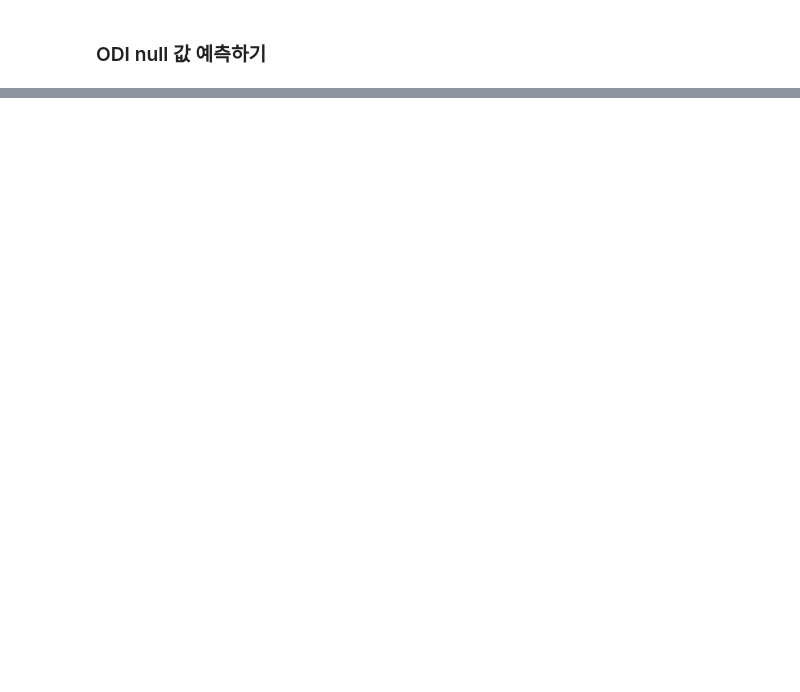
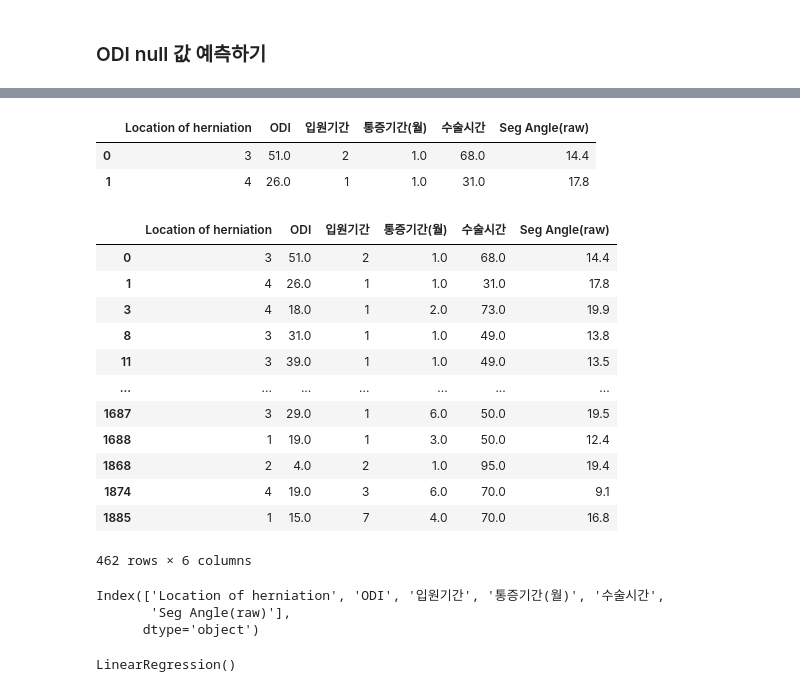
Before and after one commit to SSSanga/toy_machinelearning, a Jupyter notebook: codes/RecurrenceOfSurgery_fail_preprocess.ipynb, the cells around one changed output, grey strips where cells are left out. Drawn from its saved outputs; the diff is of its cells as text; code cells hidden in the pictures; blank space fills up the shorter version.

```diff
--- a/codes/RecurrenceOfSurgery_fail_preprocess.ipynb
+++ b/codes/RecurrenceOfSurgery_fail_preprocess.ipynb
@@ -419,0 +458,3 @@ df_ROSL[:2]
+# %%
+mean_value = df_ROSL['통증기간(월)'].mean()
+df_ROSL['통증기간(월)'].fillna(mean_value, inplace=True)
@@ -419,0 +466,3 @@ df_ROSL[:2]
+# %%
+mean_value_time=df_ROSL['수술시간'].mean()
+df_ROSL['수술시간'].fillna(mean_value_time, inplace=True)
@@ -419,0 +474,3 @@ df_ROSL[:2]
+# %%
+angle_mean = df_ROSL['Seg Angle(raw)'].mean()
+df_ROSL['Seg Angle(raw)'].fillna(angle_mean, inplace=True)
@@ -432,3 +494,25 @@ Seg Angle(raw)               1
 dtype: int64
 # %%
-df_ROSL_ODI=df_ROSL.drop(columns=[''])
+df_ROSL_ODI = df_ROSL.drop(columns=['수술기법'])
+df_ROSL_ODI[:2]
+# %% [output]
+|  | Location of herniation | ODI | 입원기간 | 통증기간(월) | 수술시간 | Seg Angle(raw) |
+| 0 | 3 | 51.0 | 2 | 1.0 | 68.0 | 14.4 |
+| 1 | 4 | 26.0 | 1 | 1.0 | 31.0 | 17.8 |
+# %%
+df_ROSL_ODI_null=df_ROSL_ODI.dropna()
+df_ROSL_ODI_null
+# %% [output]
+|  | Location of herniation | ODI | 입원기간 | 통증기간(월) | 수술시간 | Seg Angle(raw) |
+| 0 | 3 | 51.0 | 2 | 1.0 | 68.0 | 14.4 |
+| 1 | 4 | 26.0 | 1 | 1.0 | 31.0 | 17.8 |
+| 3 | 4 | 18.0 | 1 | 2.0 | 73.0 | 19.9 |
+| 8 | 3 | 31.0 | 1 | 1.0 | 49.0 | 13.8 |
+| 11 | 3 | 39.0 | 1 | 1.0 | 49.0 | 13.5 |
+| ... | ... | ... | ... | ... | ... | ... |
+| 1687 | 3 | 29.0 | 1 | 6.0 | 50.0 | 19.5 |
+| 1688 | 1 | 19.0 | 1 | 3.0 | 50.0 | 12.4 |
+| 1868 | 2 | 4.0 | 2 | 1.0 | 95.0 | 19.4 |
+| 1874 | 4 | 19.0 | 3 | 6.0 | 70.0 | 9.1 |
+| 1885 | 1 | 15.0 | 7 | 4.0 | 70.0 | 16.8 |
+462 rows × 6 columns
@@ -434,0 +522,6 @@ df_ROSL_ODI=df_ROSL.drop(columns=[''])
+# %%
+df_ROSL_ODI_null.columns
+# %% [output]
+Index(['Location of herniation', 'ODI', '입원기간', '통증기간(월)', '수술시간',
+       'Seg Angle(raw)'],
+      dtype='object')
@@ -434,0 +530,5 @@ df_ROSL_ODI=df_ROSL.drop(columns=[''])
+# %%
+model = LinearRegression()
+model.fit(labels_ODI, target_ODI)
+# %% [output]
+LinearRegression()
```
Also changed, not shown: parts of 12 cells of this notebook, 3 other files.
